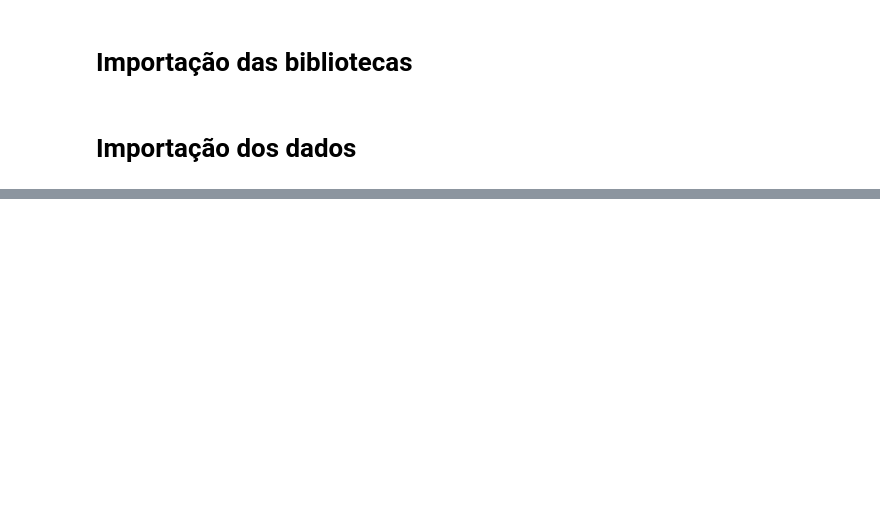
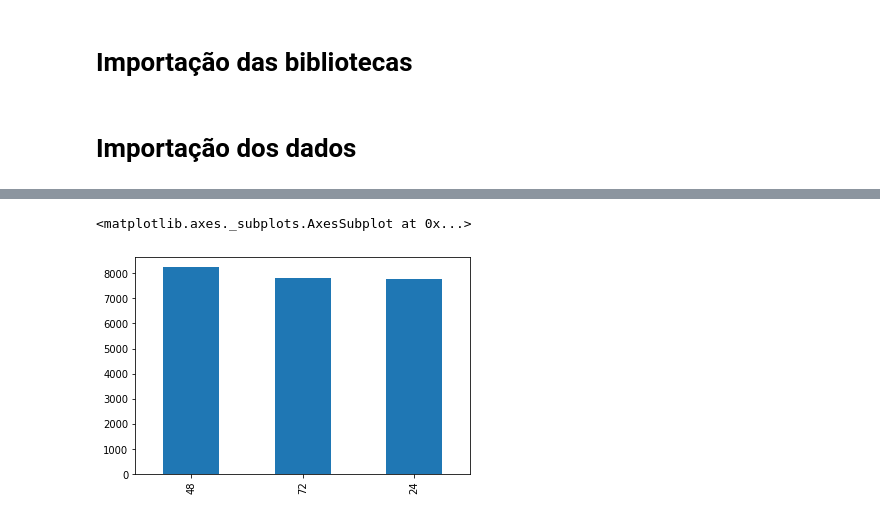
Before and after one commit to sohrenan/Imersao-Alura-Drug-Discovery, a Jupyter notebook: Imersao_Alura_Drug_discovery.ipynb, the cells around one changed output, grey strips where cells are left out. Drawn from its saved outputs; the diff is of its cells as text; code cells hidden in the pictures; blank space fills up the shorter version.

```diff
--- a/Imersao_Alura_Drug_discovery.ipynb
+++ b/Imersao_Alura_Drug_discovery.ipynb
@@ -31,0 +103,6 @@ dados
+# %%
+dados['tempo'].value_counts().plot.bar() # o Comando plot.bar() irá plotar um gráfico de barras
+# pelo gráfico de barras já é possível observar qual dos tempos possui maior frequencia.
+# %% [output]
+<matplotlib.axes._subplots.AxesSubplot at 0x...>
+[figure, added]
```
Also changed, not shown: parts of 19 cells of this notebook.
